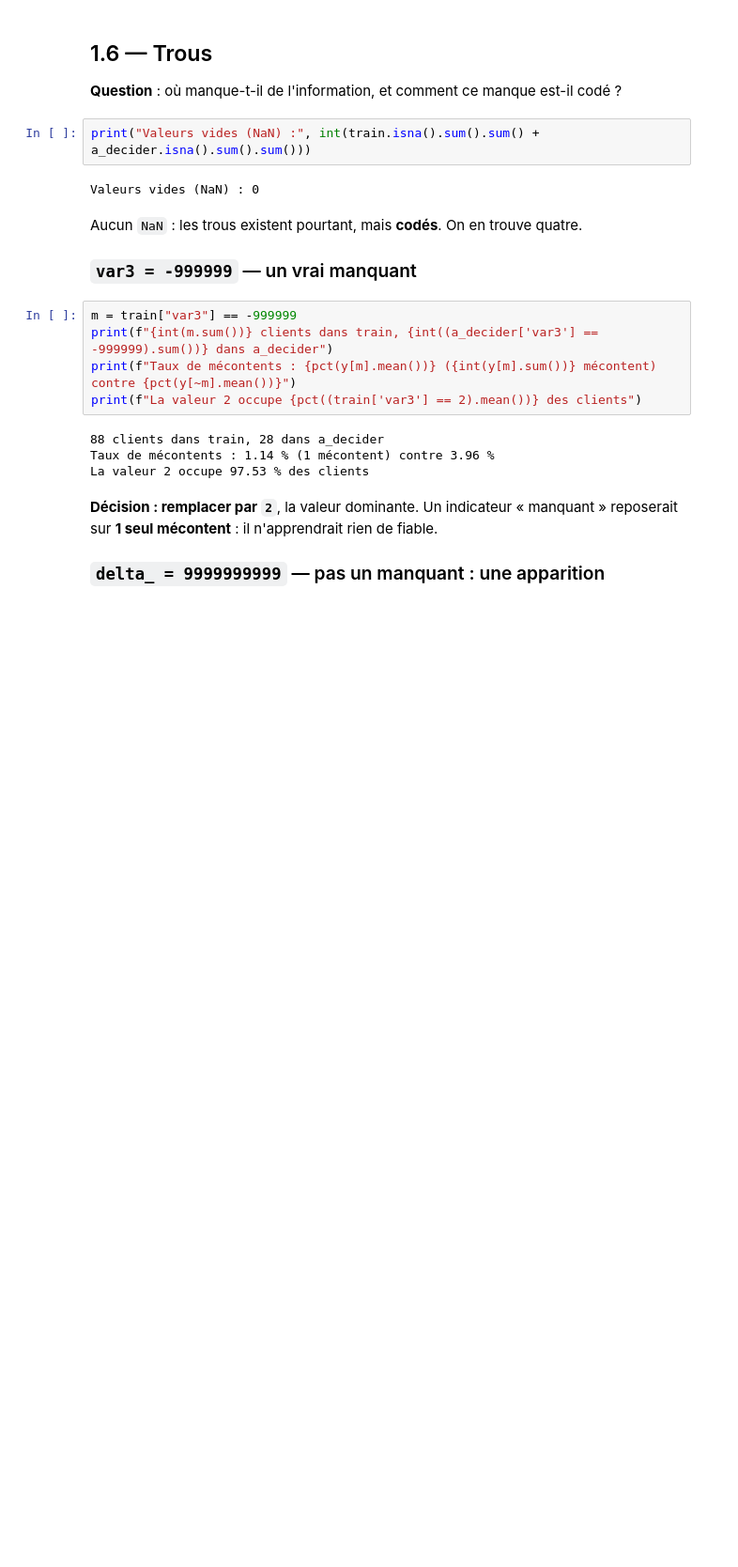
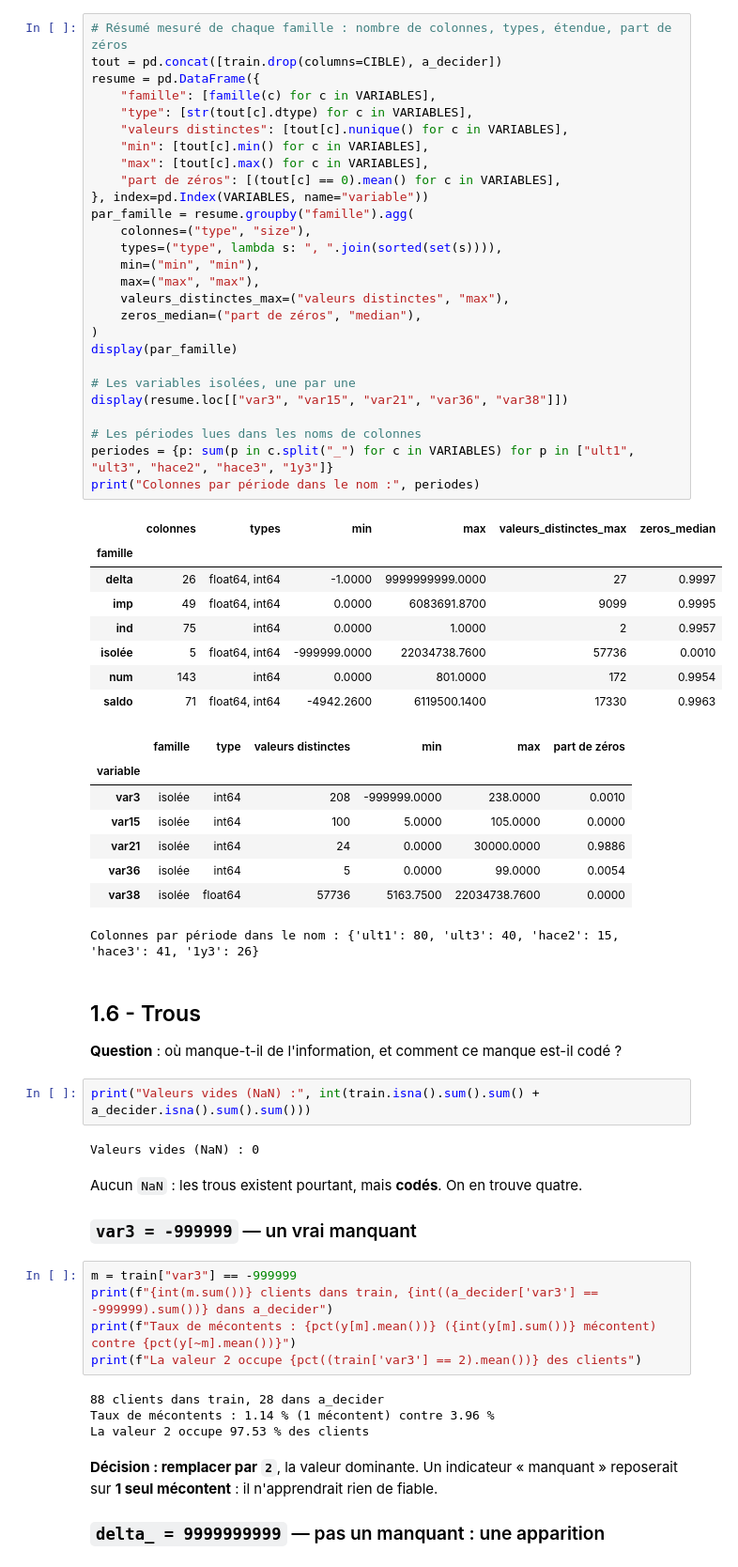
Before and after one commit to billy71-hope/santander-satisfaction, a Jupyter notebook: carnets/P3_trous_cardinalite_cibles.ipynb, the cells around one changed output. Shown at 94% size. Saved outputs shown, nothing was run; the diff lists cells and outputs as text; blank space fills up the shorter version.

```diff
--- a/carnets/P3_trous_cardinalite_cibles.ipynb
+++ b/carnets/P3_trous_cardinalite_cibles.ipynb
@@ -66,5 +141,49 @@ train : (60816, 371) · a_decider : (15204, 370) · lus en 0.9 s depuis ../data
+# %%
+# Résumé mesuré de chaque famille : nombre de colonnes, types, étendue, part de zéros
+tout = pd.concat([train.drop(columns=CIBLE), a_decider])
+resume = pd.DataFrame({
+    "famille": [famille(c) for c in VARIABLES],
+    "type": [str(tout[c].dtype) for c in VARIABLES],
+    "valeurs distinctes": [tout[c].nunique() for c in VARIABLES],
+    "min": [tout[c].min() for c in VARIABLES],
+    "max": [tout[c].max() for c in VARIABLES],
+    "part de zéros": [(tout[c] == 0).mean() for c in VARIABLES],
+}, index=pd.Index(VARIABLES, name="variable"))
+par_famille = resume.groupby("famille").agg(
+    colonnes=("type", "size"),
+    types=("type", lambda s: ", ".join(sorted(set(s)))),
+    min=("min", "min"),
+    max=("max", "max"),
+    valeurs_distinctes_max=("valeurs distinctes", "max"),
+    zeros_median=("part de zéros", "median"),
+)
+display(par_famille)
+
+# Les variables isolées, une par une
+display(resume.loc[["var3", "var15", "var21", "var36", "var38"]])
+
+# Les périodes lues dans les noms de colonnes
+periodes = {p: sum(p in c.split("_") for c in VARIABLES) for p in ["ult1", "ult3", "hace2", "hace3", "1y3"]}
+print("Colonnes par période dans le nom :", periodes)
+# %% [output]
+|  | colonnes | types | min | max | valeurs_distinctes_max | zeros_median |
+| famille |  |  |  |  |  |  |
+| delta | 26 | float64, int64 | -1.0000 | 9999999999.0000 | 27 | 0.9997 |
+| imp | 49 | float64, int64 | 0.0000 | 6083691.8700 | 9099 | 0.9995 |
+| ind | 75 | int64 | 0.0000 | 1.0000 | 2 | 0.9957 |
+| isolée | 5 | float64, int64 | -999999.0000 | 22034738.7600 | 57736 | 0.0010 |
+| num | 143 | int64 | 0.0000 | 801.0000 | 172 | 0.9954 |
+| saldo | 71 | float64, int64 | -4942.2600 | 6119500.1400 | 17330 | 0.9963 |
+|  | famille | type | valeurs distinctes | min | max | part de zéros |
+| variable |  |  |  |  |  |  |
+| var3 | isolée | int64 | 208 | -999999.0000 | 238.0000 | 0.0010 |
+| var15 | isolée | int64 | 100 | 5.0000 | 105.0000 | 0.0000 |
+| var21 | isolée | int64 | 24 | 0.0000 | 30000.0000 | 0.9886 |
+| var36 | isolée | int64 | 5 | 0.0000 | 99.0000 | 0.0054 |
+| var38 | isolée | float64 | 57736 | 5163.7500 | 22034738.7600 | 0.0000 |
+Colonnes par période dans le nom : {'ult1': 80, 'ult3': 40, 'hace2': 15, 'hace3': 41, '1y3': 26}
 # %% [markdown]
-## 1.6 — Trous
+## 1.6 - Trous
 
 **Question** : où manque-t-il de l'information, et comment ce manque est-il codé ?
 # %%
```
Also changed, not shown: parts of 9 cells of this notebook.
